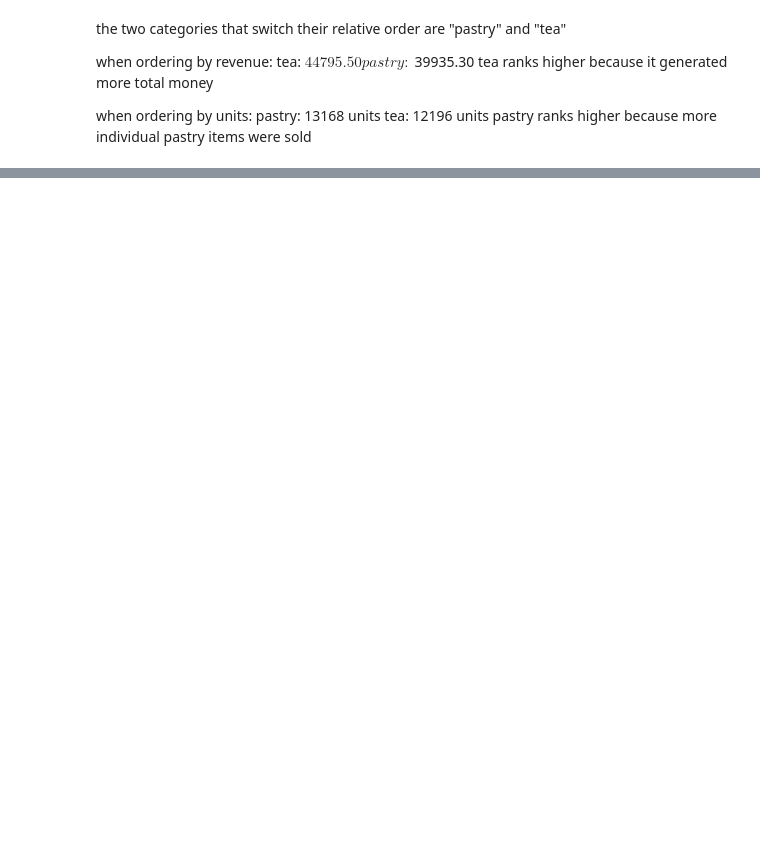
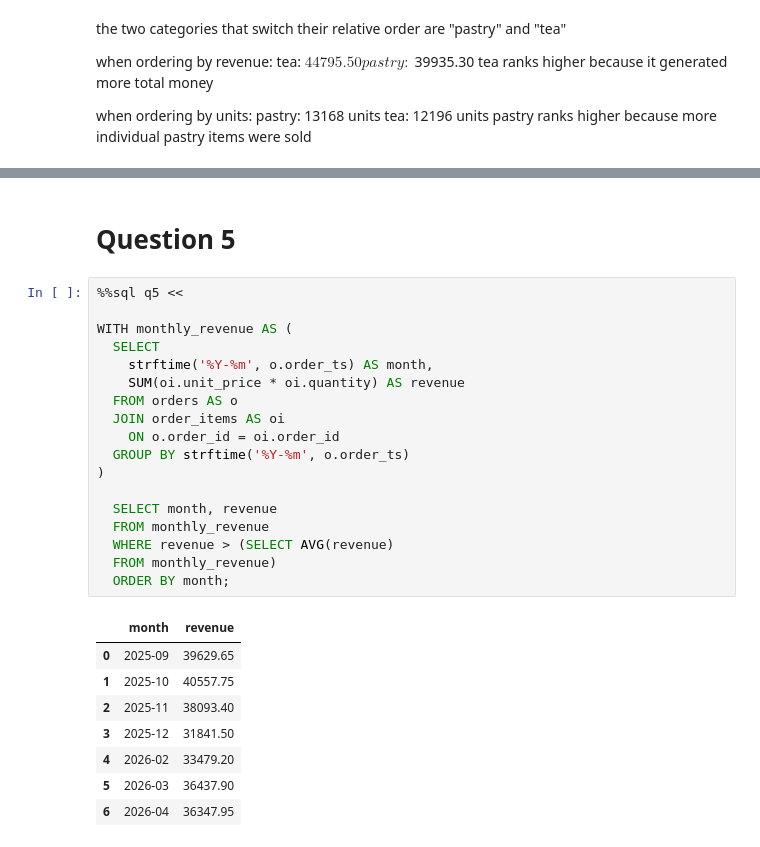
Before and after one commit to LourdAbuHadid1/IE-332-Group-Assignments, a Jupyter notebook: A1.ipynb, the cells around one changed output, grey strips where cells are left out. Saved outputs shown, nothing was run; the diff lists cells and outputs as text; blank space fills up the shorter version.

```diff
--- a/A1.ipynb
+++ b/A1.ipynb
@@ -222,0 +304,29 @@ pastry ranks higher because more individual pastry items were sold
+# %% [markdown]
+# Question 5
+# %%
+%%sql q5 <<
+
+WITH monthly_revenue AS (
+  SELECT
+    strftime('%Y-%m', o.order_ts) AS month,
+    SUM(oi.unit_price * oi.quantity) AS revenue
+  FROM orders AS o
+  JOIN order_items AS oi
+    ON o.order_id = oi.order_id
+  GROUP BY strftime('%Y-%m', o.order_ts)
+)
+
+  SELECT month, revenue
+  FROM monthly_revenue
+  WHERE revenue > (SELECT AVG(revenue)
+  FROM monthly_revenue)
+  ORDER BY month;
+# %% [output]
+|  | month | revenue |
+| 0 | 2025-09 | 39629.65 |
+| 1 | 2025-10 | 40557.75 |
+| 2 | 2025-11 | 38093.40 |
+| 3 | 2025-12 | 31841.50 |
+| 4 | 2026-02 | 33479.20 |
+| 5 | 2026-03 | 36437.90 |
+| 6 | 2026-04 | 36347.95 |
```
Also changed, not shown: parts of 37 cells of this notebook.
